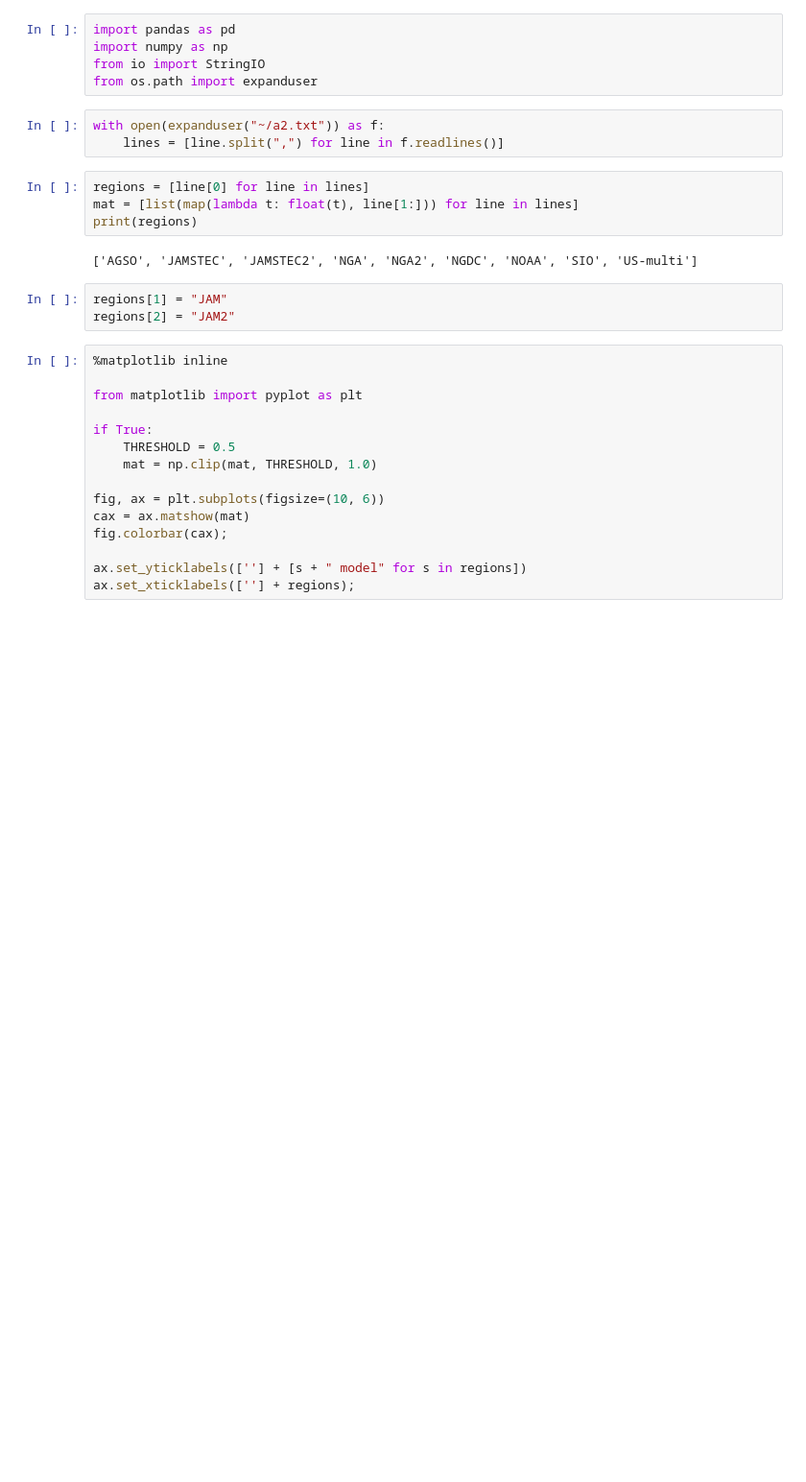
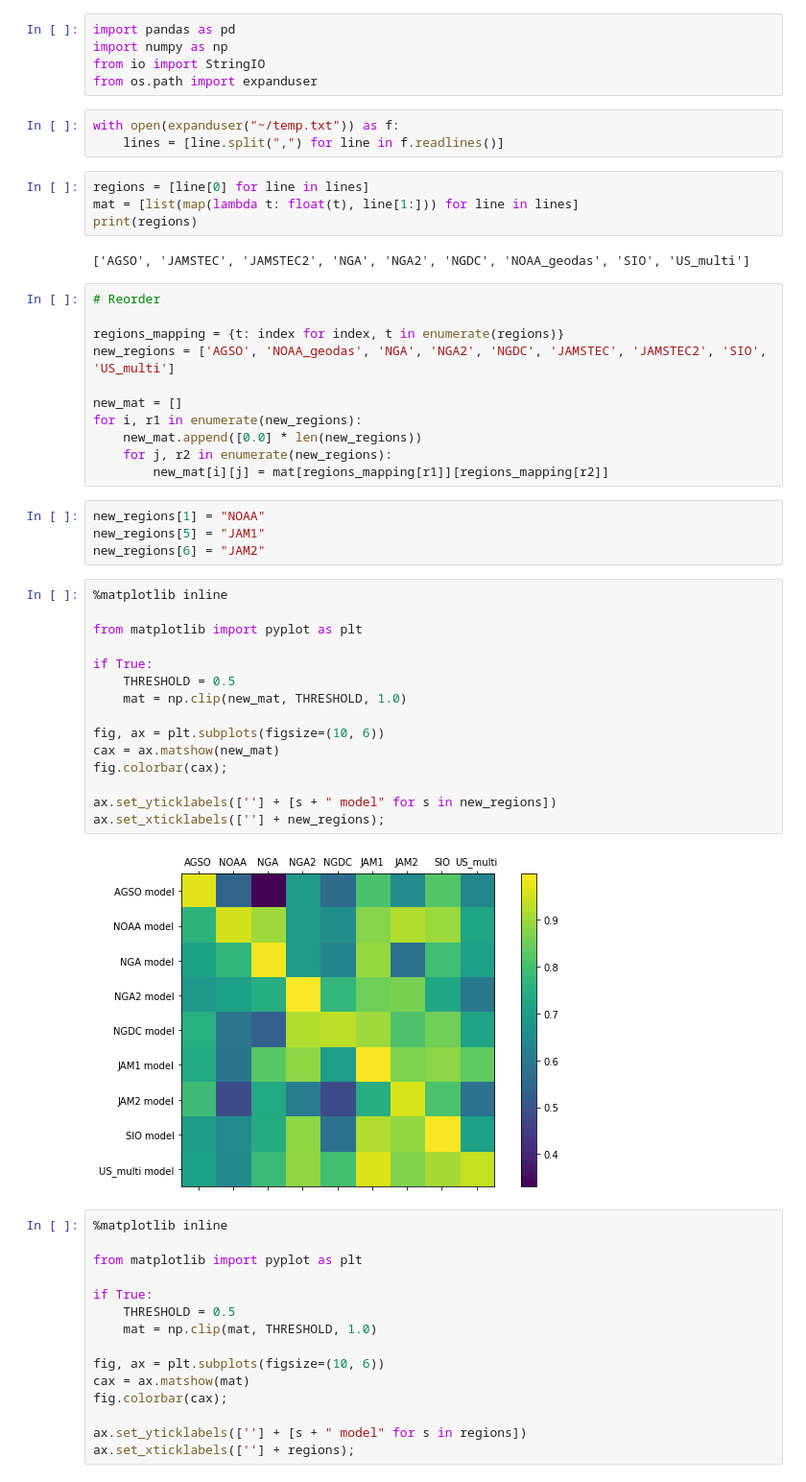
Before and after one commit to arapat/bathymetry-analysis, a Jupyter notebook: analysis/trained-one-source/part-by-cruise/analysis_accuracy.ipynb, the cells around one changed output. Shown at 96% size. Drawn from its saved outputs; the diff is of its cells as text; blank space fills up the shorter version.

```diff
--- a/analysis/trained-one-source/part-by-cruise/analysis_accuracy.ipynb
+++ b/analysis/trained-one-source/part-by-cruise/analysis_accuracy.ipynb
@@ -13,17 +13,46 @@ import numpy as np
 from io import StringIO
 from os.path import expanduser
 # %%
-with open(expanduser("~/a2.txt")) as f:
+with open(expanduser("~/temp.txt")) as f:
     lines = [line.split(",") for line in f.readlines()]
 # %%
 regions = [line[0] for line in lines]
 mat = [list(map(lambda t: float(t), line[1:])) for line in lines]
 print(regions)
 # %% [output]
-['AGSO', 'JAMSTEC', 'JAMSTEC2', 'NGA', 'NGA2', 'NGDC', 'NOAA', 'SIO', 'US-multi']
+['AGSO', 'JAMSTEC', 'JAMSTEC2', 'NGA', 'NGA2', 'NGDC', 'NOAA_geodas', 'SIO', 'US_multi']
-# %%
-regions[1] = "JAM"
-regions[2] = "JAM2"
+# %%
+# Reorder
+
+regions_mapping = {t: index for index, t in enumerate(regions)}
+new_regions = ['AGSO', 'NOAA_geodas', 'NGA', 'NGA2', 'NGDC', 'JAMSTEC', 'JAMSTEC2', 'SIO', 'US_multi']
+
+new_mat = []
+for i, r1 in enumerate(new_regions):
+    new_mat.append([0.0] * len(new_regions))
+    for j, r2 in enumerate(new_regions):
+        new_mat[i][j] = mat[regions_mapping[r1]][regions_mapping[r2]]
+# %%
+new_regions[1] = "NOAA"
+new_regions[5] = "JAM1"
+new_regions[6] = "JAM2"
+# %%
+%matplotlib inline
+
+from matplotlib import pyplot as plt
+
+if True:
+    THRESHOLD = 0.5
+    mat = np.clip(new_mat, THRESHOLD, 1.0)
+
+fig, ax = plt.subplots(figsize=(10, 6))
+cax = ax.matshow(new_mat)
+fig.colorbar(cax);
+
+ax.set_yticklabels([''] + [s + " model" for s in new_regions])
+ax.set_xticklabels([''] + new_regions);
+# %% [output]
+[figure, added]
 # %%
 %matplotlib inline
 
```
Also changed, not shown: 3 other files.
